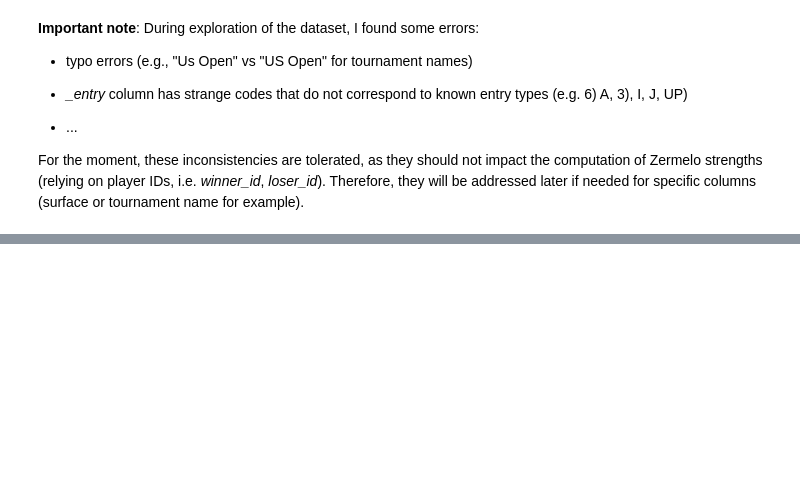
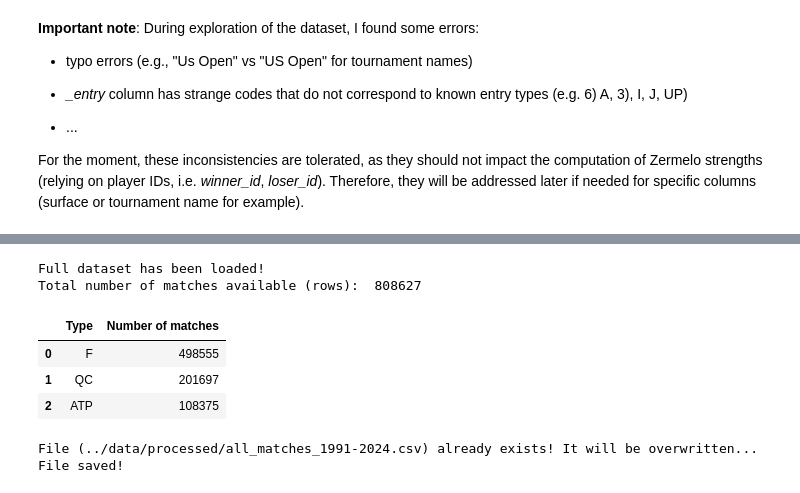
Before and after one commit to Theomarsy/Master_Thesis_UNIFR, a Jupyter notebook: notebooks/00_Data_Check.ipynb, the cells around one changed output, grey strips where cells are left out. Saved outputs shown, nothing was run; the diff lists cells and outputs as text; code cells hidden in the pictures; blank space fills up the shorter version.

Commit message:
Creation of a unique file with all data, and application of Zermelos' algorithm

```diff
--- a/notebooks/00_Data_Check.ipynb
+++ b/notebooks/00_Data_Check.ipynb
@@ -370,0 +375,64 @@ For the moment, these inconsistencies are tolerated, as they should not impact t
+# %%
+all_matches_1991_2024_list = []
+
+for year in tqdm(range(start_year, end_year+1), desc="Loading data by year"):
+
+     # get the files we consider for a specific year
+    target_files = [file for file in files if str(year) in file and file.endswith(".csv") and "double" not in file]
+
+    # loop over each selected file
+    for file in target_files:
+        file_path = os.path.join(data_path, file)
+
+        df_file = pd.read_csv(file_path, low_memory=False)
+
+        # adding a column to know the year of the games
+        df_file["year"] = year
+
+        # adding a column to know the type of tournament: ATP Main, Challengers/Qual, Futures
+        if "qual_chall" in file:
+            df_file["type"] = "QC"
+        elif "futures" in file:
+             df_file["type"] = "F"
+        else:
+            df_file["type"] = "ATP"
+
+        all_matches_1991_2024_list.append(df_file)
+
+# creating the full dataset
+all_matches_1991_2024_data = pd.concat(all_matches_1991_2024_list, ignore_index=True)
+
+print("Full dataset has been loaded!")
+print("Total number of matches available (rows): ", all_matches_1991_2024_data.shape[0])
+
+# look at the number of matches in each "type" (ATP, QC, F)
+type_table = all_matches_1991_2024_data["type"].value_counts().reset_index()
+type_table.columns = ["Type", "Number of matches"]
+display(type_table)
+# %% [output]
+Full dataset has been loaded!
+Total number of matches available (rows):  808627
+|  | Type | Number of matches |
+| 0 | F | 498555 |
+| 1 | QC | 201697 |
+| 2 | ATP | 108375 |
+# %%
+# saving the full dataset in a .csv file
+output_folder = "../data/processed"
+if not os.path.exists(output_folder):
+    os.makedirs(output_folder)
+    print(f"New folder created! (location: {output_folder})")
+
+output_file = os.path.join(output_folder, "all_matches_1991-2024.csv")
+
+if os.path.exists(output_file):
+    print(f"File ({output_file}) already exists! It will be overwritten...")
+
+else:
+    print(f"Creating file ({output_file})...")
+
+all_matches_1991_2024_data.to_csv(output_file, index=False)
+print("File saved!")
+# %% [output]
+File (../data/processed/all_matches_1991-2024.csv) already exists! It will be overwritten...
+File saved!
```
Also changed, not shown: parts of 3 cells of this notebook, 3 other files.
